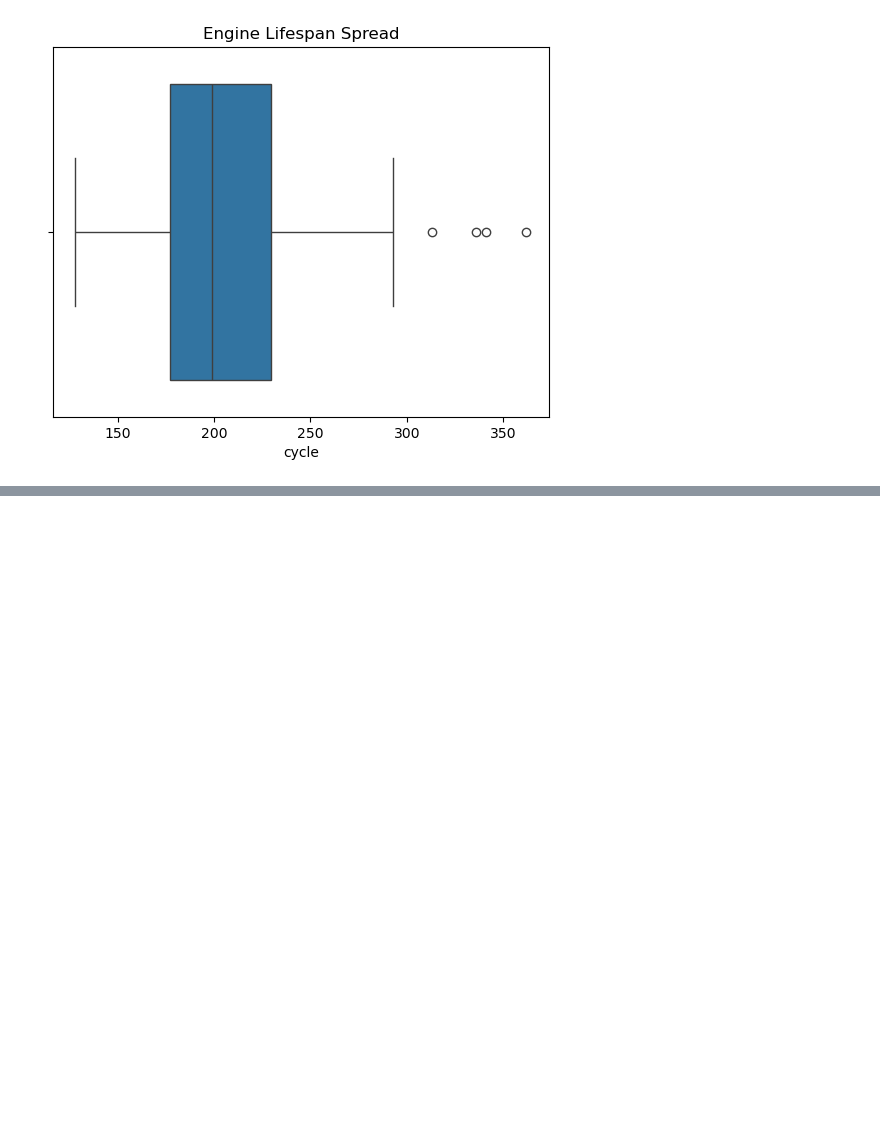
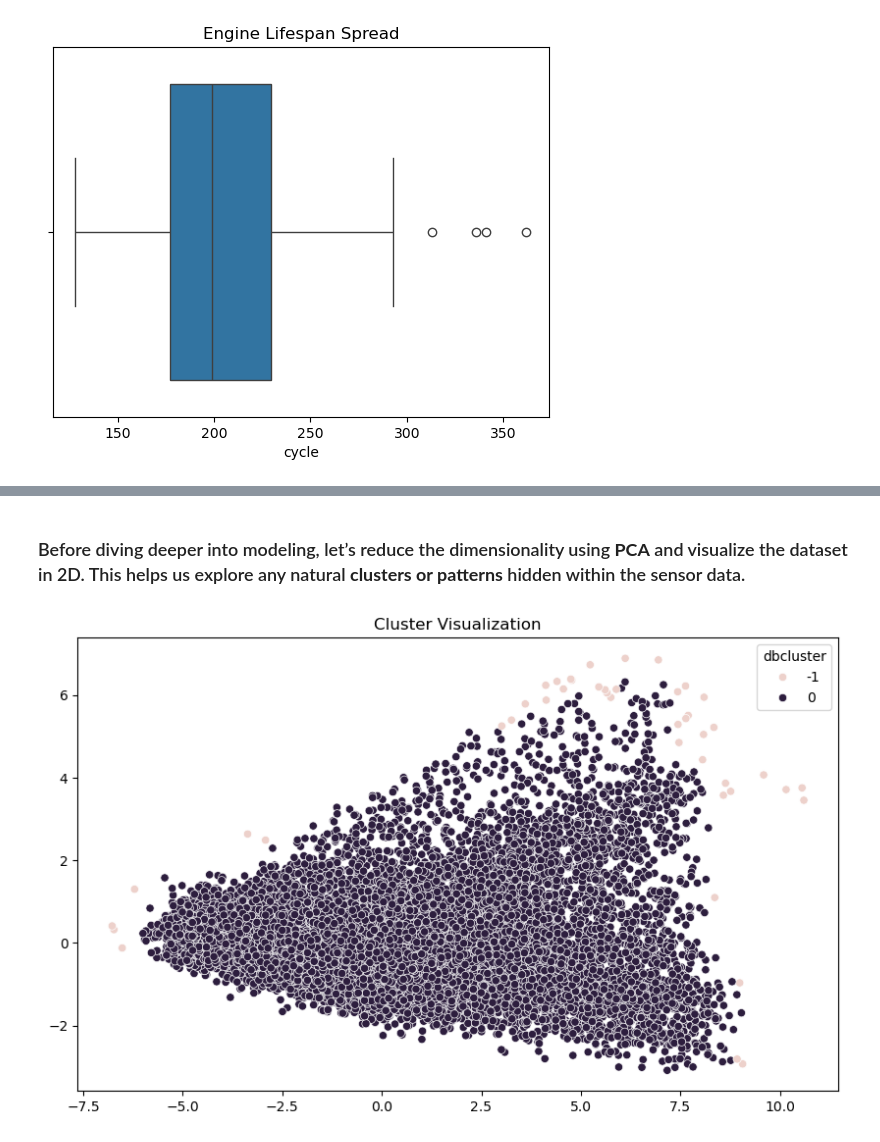
Before and after one commit to sarfraspc/Engine-Anomaly-Radar, a Jupyter notebook: notebook/notebook.ipynb, the cells around one changed output, grey strips where cells are left out. Cells and saved outputs as stored; diff of their text form; code cells hidden in the pictures; blank space fills up the shorter version.

```diff
--- a/notebook/notebook.ipynb
+++ b/notebook/notebook.ipynb
@@ -130,0 +172,26 @@ plt.show()
+# %% [markdown]
+### Before diving deeper into modeling, let’s reduce the dimensionality using **PCA** and visualize the dataset in 2D. This helps us explore any natural **clusters or patterns** hidden within the sensor data.
+# %%
+from sklearn.decomposition import PCA
+from sklearn.preprocessing import StandardScaler
+
+
+sensor_data=df[sensor_col]
+
+scale=StandardScaler()
+scaled_df=scale.fit_transform(sensor_data)
+
+pca=PCA(n_components=2)
+pca_res=pca.fit_transform(scaled_df)
+# %%
+from sklearn.cluster import DBSCAN
+
+db=DBSCAN(eps=0.5, min_samples=10)
+df['dbcluster']=db.fit_predict(pca_res)
+# %%
+plt.figure(figsize=(10, 6))
+sns.scatterplot(data=df,x=pca_res[:,0],y=pca_res[:,1],hue='dbcluster')
+plt.title("Cluster Visualization")
+plt.show()
+# %% [output]
+[figure, added]
```
Also changed, not shown: parts of 18 cells of this notebook.
